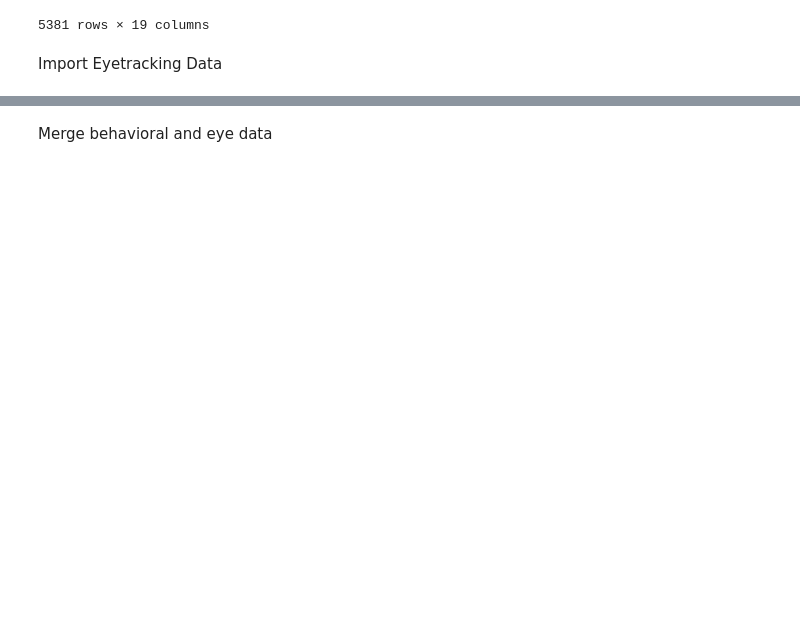
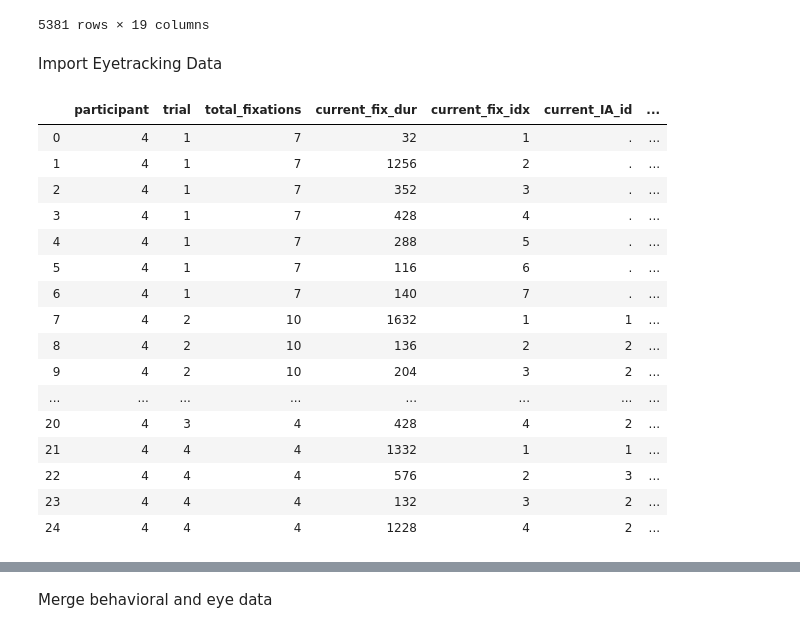
Before and after one commit to sheaduarte/PSC-290-Python-Final-Project, a Jupyter notebook: MSD_Data_Cleaning.ipynb, the cells around one changed output, grey strips where cells are left out. Cells and saved outputs as stored; diff of their text form; code cells hidden in the pictures; blank space fills up the shorter version.

```diff
--- a/MSD_Data_Cleaning.ipynb
+++ b/MSD_Data_Cleaning.ipynb
@@ -74 +75,21 @@ MSDeyeRaw = ah.rename_columns('/Users/sheaduarte/Desktop/School/PSC290python/PSC
+# %%
+MSDeyeRaw.head(25)
+# %% [output]
+|  | participant | trial | total_fixations | current_fix_dur | current_fix_idx | current_IA_id | ... |
+| 0 | 4 | 1 | 7 | 32 | 1 | . | ... |
+| 1 | 4 | 1 | 7 | 1256 | 2 | . | ... |
+| 2 | 4 | 1 | 7 | 352 | 3 | . | ... |
+| 3 | 4 | 1 | 7 | 428 | 4 | . | ... |
+| 4 | 4 | 1 | 7 | 288 | 5 | . | ... |
+| 5 | 4 | 1 | 7 | 116 | 6 | . | ... |
+| 6 | 4 | 1 | 7 | 140 | 7 | . | ... |
+| 7 | 4 | 2 | 10 | 1632 | 1 | 1 | ... |
+| 8 | 4 | 2 | 10 | 136 | 2 | 2 | ... |
+| 9 | 4 | 2 | 10 | 204 | 3 | 2 | ... |
+| ... | ... | ... | ... | ... | ... | ... | ... |
+| 20 | 4 | 3 | 4 | 428 | 4 | 2 | ... |
+| 21 | 4 | 4 | 4 | 1332 | 1 | 1 | ... |
+| 22 | 4 | 4 | 4 | 576 | 2 | 3 | ... |
+| 23 | 4 | 4 | 4 | 132 | 3 | 2 | ... |
+| 24 | 4 | 4 | 4 | 1228 | 4 | 2 | ... |
 # %%
```
Also changed, not shown: parts of 5 cells of this notebook, 1 other file.
